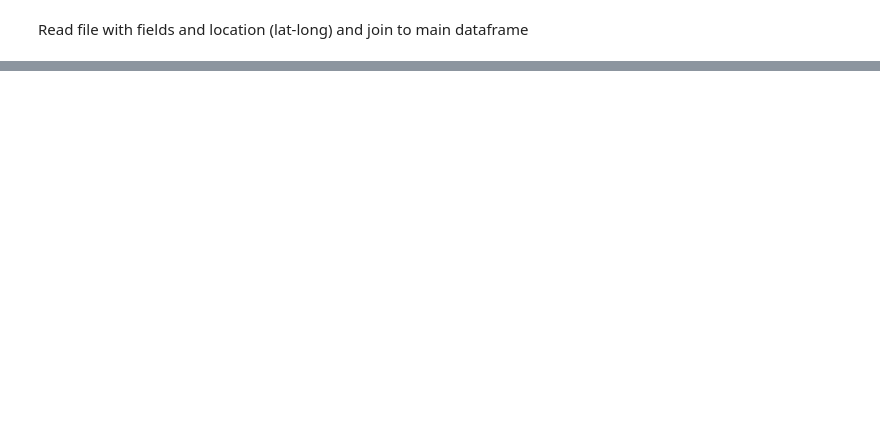
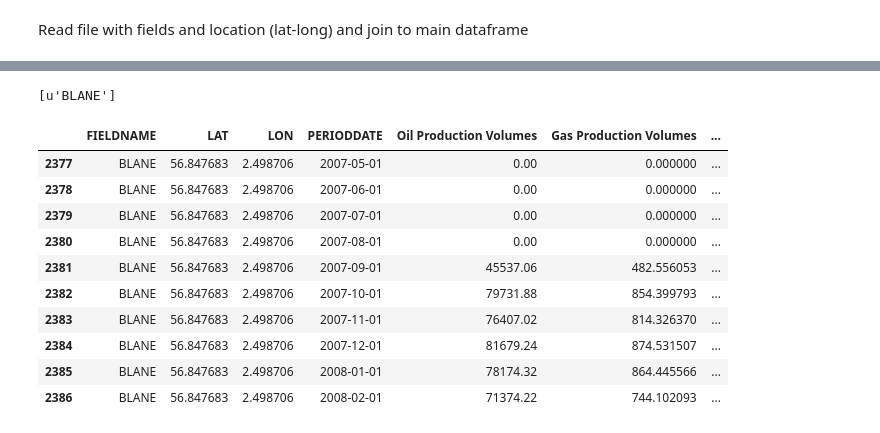
Before and after one commit to mrava87/NorthSea_Oil_Production, a Jupyter notebook: Data_creation.ipynb, the cells around one changed output, grey strips where cells are left out. Saved outputs shown, nothing was run; the diff lists cells and outputs as text; code cells hidden in the pictures; blank space fills up the shorter version.

```diff
--- a/Data_creation.ipynb
+++ b/Data_creation.ipynb
@@ -92 +157,6 @@ print(df_UK.FIELDNAME.unique())
+# %%
+def create_date(df):
+    return datetime(df['prfYear'],df['prfMonth'],1)
+
+df_Nor['PERIODDATE'] = df_Nor.apply(create_date, axis=1)
 # %% [markdown]
@@ -116,0 +180,17 @@ df_UK.to_csv('UK_Production_cleaned.csv', index=False)
+# %%
+df_Nor = df_Nor[['FIELDNAME', 'LAT', 'LON', 'PERIODDATE', 'prfPrdOilGrossMillSm3',
+                 'prfPrdGasGrossBillSm3', 'prfPrdProducedWaterInFieldMillSm3']]
+
+df_Nor.rename(columns={'prfPrdOilGrossMillSm3': 'Oil Production Volumes',
+                       'prfPrdGasGrossBillSm3': 'Gas Production Volumes',
+                       'prfPrdProducedWaterInFieldMillSm3': 'Water Production Volumes'},
+              inplace=True)
+
+# change units
+df_Nor['Oil Production Volumes']= df_Nor['Oil Production Volumes']*1e6
+df_Nor['Gas Production Volumes']= df_Nor['Gas Production Volumes']*1e6
+df_Nor['Water Production Volumes']= df_Nor['Water Production Volumes']*1e6
+
+display(df_Nor.head(5))
+
+df_Nor.to_csv('Data/NCS_Production_cleaned.csv', index=False, encoding='latin-1')
@@ -116,0 +286,35 @@ df_UK.to_csv('UK_Production_cleaned.csv', index=False)
+# %%
+common_fields = list(set(df_UK.FIELDNAME.unique()).intersection(df_Nor.FIELDNAME.unique()))
+print(common_fields)
+
+for common_field in common_fields:
+
+    df_merged=pd.merge(df_Nor[df_Nor.FIELDNAME==common_field],df_UK[df_UK.FIELDNAME==common_field],
+                       on='PERIODDATE', how='outer', suffixes=('', '_UK'))
+    df_merged.fillna(0., inplace=True)
+
+    df_merged['Oil Production Volumes']   = df_merged['Oil Production Volumes']   + df_merged['Oil Production Volumes_UK']
+    df_merged['Gas Production Volumes']   = df_merged['Gas Production Volumes']   + df_merged['Gas Production Volumes_UK']
+    df_merged['Water Production Volumes'] = df_merged['Water Production Volumes'] + df_merged['Water Production Volumes_UK']
+    df_merged = df_merged[df_Nor.columns]
+
+    df_Nor = df_Nor[df_Nor.FIELDNAME!=common_field]
+    df_UK  = df_UK[df_UK.FIELDNAME!=common_field]
+
+    df_Nor = pd.concat([df_Nor, df_merged], ignore_index=True)
+# %% [output]
+[u'BLANE']
+# %%
+display((df_Nor[df_Nor.FIELDNAME=='BLANE']).sort_values(by='PERIODDATE', axis=0, ascending=True).head(10))
+# %% [output]
+|  | FIELDNAME | LAT | LON | PERIODDATE | Oil Production Volumes | Gas Production Volumes | ... |
+| 2377 | BLANE | 56.847683 | 2.498706 | 2007-05-01 | 0.00 | 0.000000 | ... |
+| 2378 | BLANE | 56.847683 | 2.498706 | 2007-06-01 | 0.00 | 0.000000 | ... |
+| 2379 | BLANE | 56.847683 | 2.498706 | 2007-07-01 | 0.00 | 0.000000 | ... |
+| 2380 | BLANE | 56.847683 | 2.498706 | 2007-08-01 | 0.00 | 0.000000 | ... |
+| 2381 | BLANE | 56.847683 | 2.498706 | 2007-09-01 | 45537.06 | 482.556053 | ... |
+| 2382 | BLANE | 56.847683 | 2.498706 | 2007-10-01 | 79731.88 | 854.399793 | ... |
+| 2383 | BLANE | 56.847683 | 2.498706 | 2007-11-01 | 76407.02 | 814.326370 | ... |
+| 2384 | BLANE | 56.847683 | 2.498706 | 2007-12-01 | 81679.24 | 874.531507 | ... |
+| 2385 | BLANE | 56.847683 | 2.498706 | 2008-01-01 | 78174.32 | 864.445566 | ... |
+| 2386 | BLANE | 56.847683 | 2.498706 | 2008-02-01 | 71374.22 | 744.102093 | ... |
```
Also changed, not shown: parts of 33 cells of this notebook, 9 other files.
